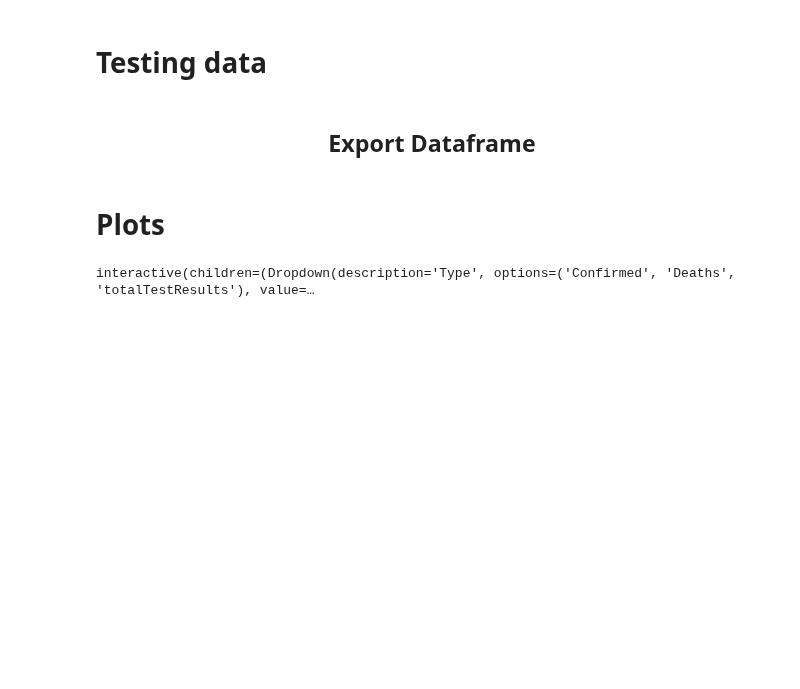
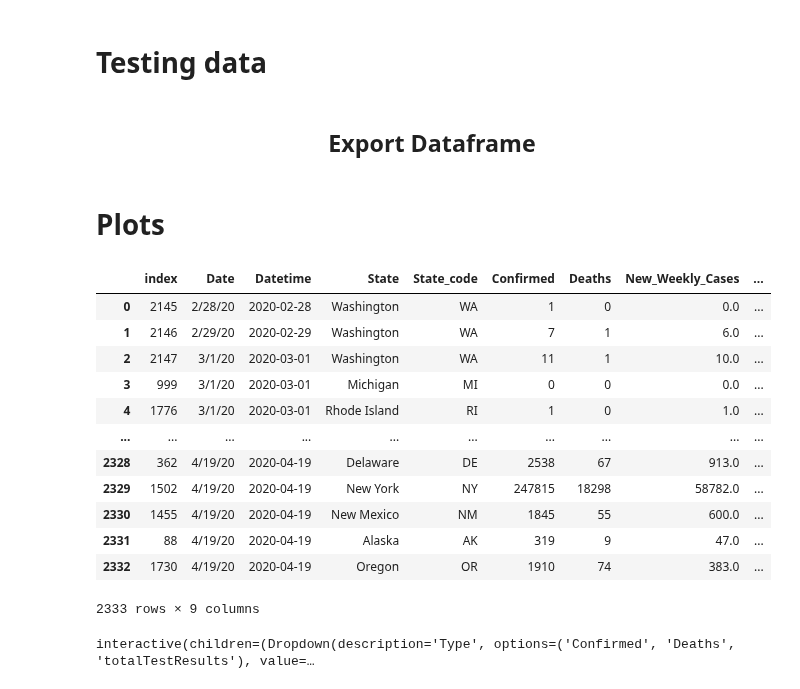
Before and after one commit to andyakrn/COVID_19, a Jupyter notebook: CSSE_US_data.ipynb, the cells around one changed output. Drawn from its saved outputs; the diff is of its cells as text; code cells hidden in the pictures; blank space fills up the shorter version.

```diff
--- a/CSSE_US_data.ipynb
+++ b/CSSE_US_data.ipynb
@@ -134,7 +134,23 @@ import plotly.express as px
 from ipywidgets import interact
 grouped_df = pd.read_pickle('Data/CSSE_US_df.pickle')
 # %%
-grouped_df.sort_values(by='Datetime',inplace=True)
+grouped_df = grouped_df.sort_values(by='Datetime').reset_index()
+# %%
+grouped_df
+# %% [output]
+|  | index | Date | Datetime | State | State_code | Confirmed | Deaths | New_Weekly_Cases | ... |
+| 0 | 2145 | 2/28/20 | 2020-02-28 | Washington | WA | 1 | 0 | 0.0 | ... |
+| 1 | 2146 | 2/29/20 | 2020-02-29 | Washington | WA | 7 | 1 | 6.0 | ... |
+| 2 | 2147 | 3/1/20 | 2020-03-01 | Washington | WA | 11 | 1 | 10.0 | ... |
+| 3 | 999 | 3/1/20 | 2020-03-01 | Michigan | MI | 0 | 0 | 0.0 | ... |
+| 4 | 1776 | 3/1/20 | 2020-03-01 | Rhode Island | RI | 1 | 0 | 1.0 | ... |
+| ... | ... | ... | ... | ... | ... | ... | ... | ... | ... |
+| 2328 | 362 | 4/19/20 | 2020-04-19 | Delaware | DE | 2538 | 67 | 913.0 | ... |
+| 2329 | 1502 | 4/19/20 | 2020-04-19 | New York | NY | 247815 | 18298 | 58782.0 | ... |
+| 2330 | 1455 | 4/19/20 | 2020-04-19 | New Mexico | NM | 1845 | 55 | 600.0 | ... |
+| 2331 | 88 | 4/19/20 | 2020-04-19 | Alaska | AK | 319 | 9 | 47.0 | ... |
+| 2332 | 1730 | 4/19/20 | 2020-04-19 | Oregon | OR | 1910 | 74 | 383.0 | ... |
+2333 rows × 9 columns
 # %%
 @interact(Type=['Confirmed','Deaths','totalTestResults'])
 
```
Also changed, not shown: parts of 1 cell of this notebook, 3 other files.
